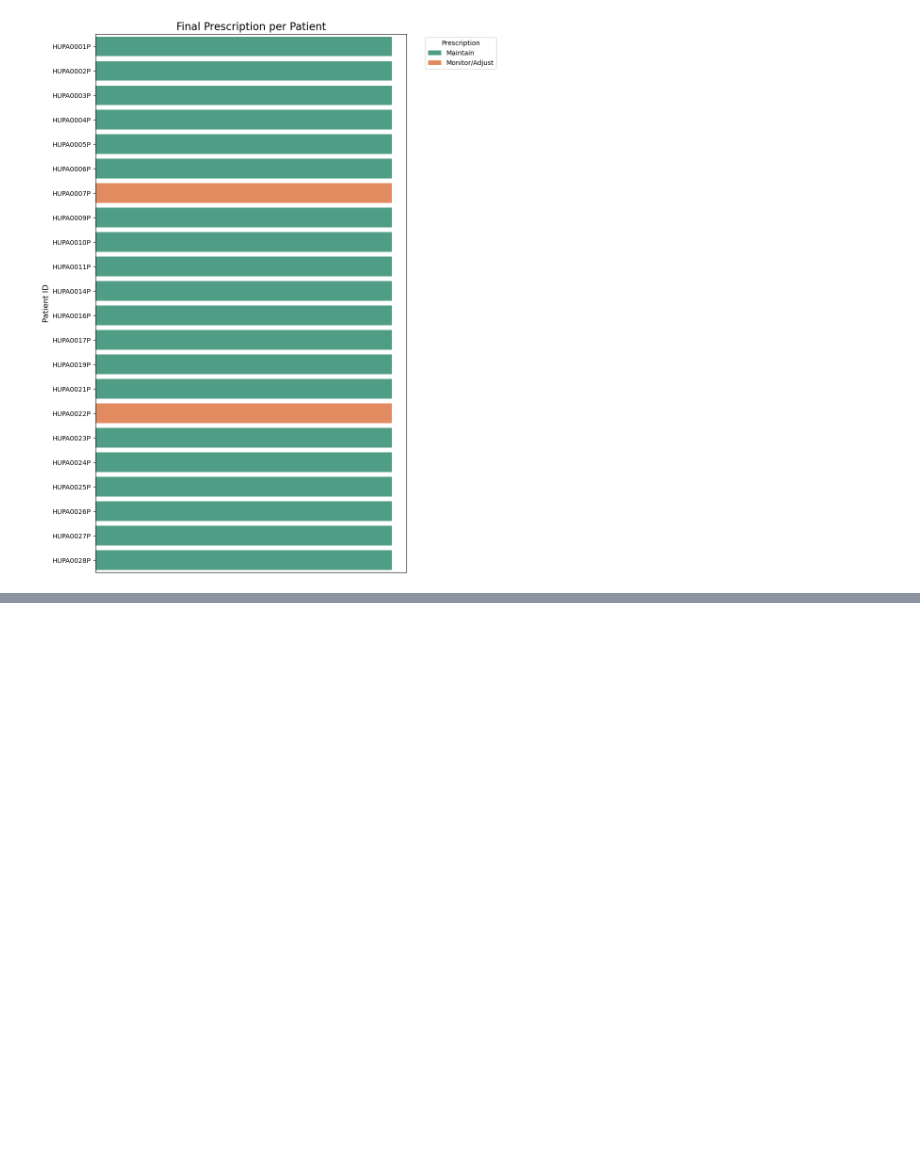
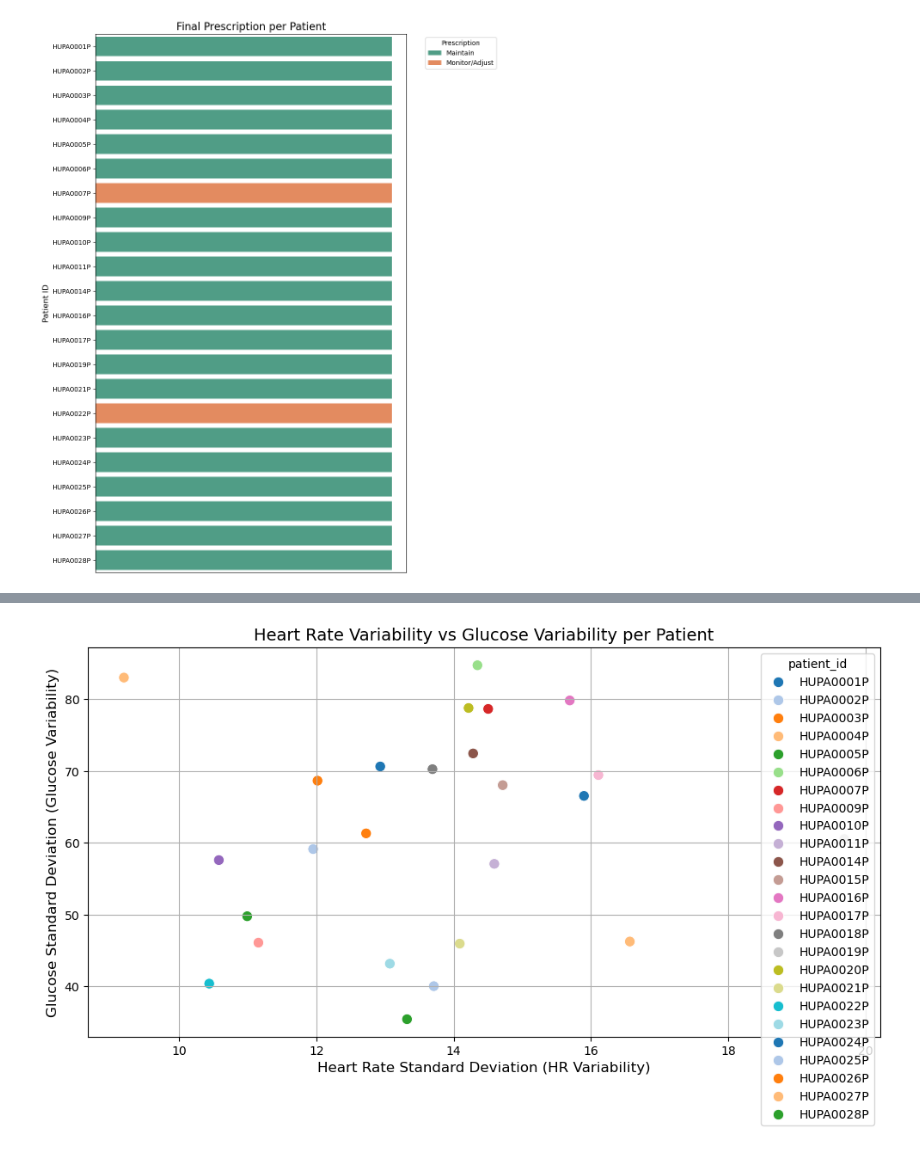
Before and after one commit to samhimbin/Team12_Pytesters_PythonHackathon_August25, a Jupyter notebook: Team12_Pytesters_3.PrescriptiveAnalysis.ipynb, the cells around one changed output, grey strips where cells are left out. Cells and saved outputs as stored; diff of their text form; code cells hidden in the pictures; blank space fills up the shorter version.

```diff
--- a/Team12_Pytesters_3.PrescriptiveAnalysis.ipynb
+++ b/Team12_Pytesters_3.PrescriptiveAnalysis.ipynb
@@ -91,0 +113,30 @@ prescription_summary = insulin_optimization_recommendations(clean_df)
+# %%
+
+# Step 1: Calculate heart rate and glucose variability per patient
+variability_df = clean_df.groupby('patient_id').agg({
+    'heart_rate': ['mean', 'std'],
+    'glucose': ['mean', 'std']
+}).reset_index()
+
+# Rename columns
+variability_df.columns = ['patient_id', 'mean_hr', 'std_hr', 'mean_glucose', 'std_glucose']
+
+# Step 2: Scatter plot: Heart Rate Variability vs Glucose Variability
+plt.figure(figsize=(10, 6))
+sns.scatterplot(
+    data=variability_df,
+    x='std_hr',
+    y='std_glucose',
+    hue='patient_id',
+    palette='tab20',
+    s=80
+)
+
+plt.title('Heart Rate Variability vs Glucose Variability per Patient', fontsize=14)
+plt.xlabel('Heart Rate Standard Deviation (HR Variability)', fontsize=12)
+plt.ylabel('Glucose Standard Deviation (Glucose Variability)', fontsize=12)
+plt.grid(True)
+plt.tight_layout()
+plt.show()
+# %% [output]
+[figure, added]
```
Also changed, not shown: parts of 27 cells of this notebook.
